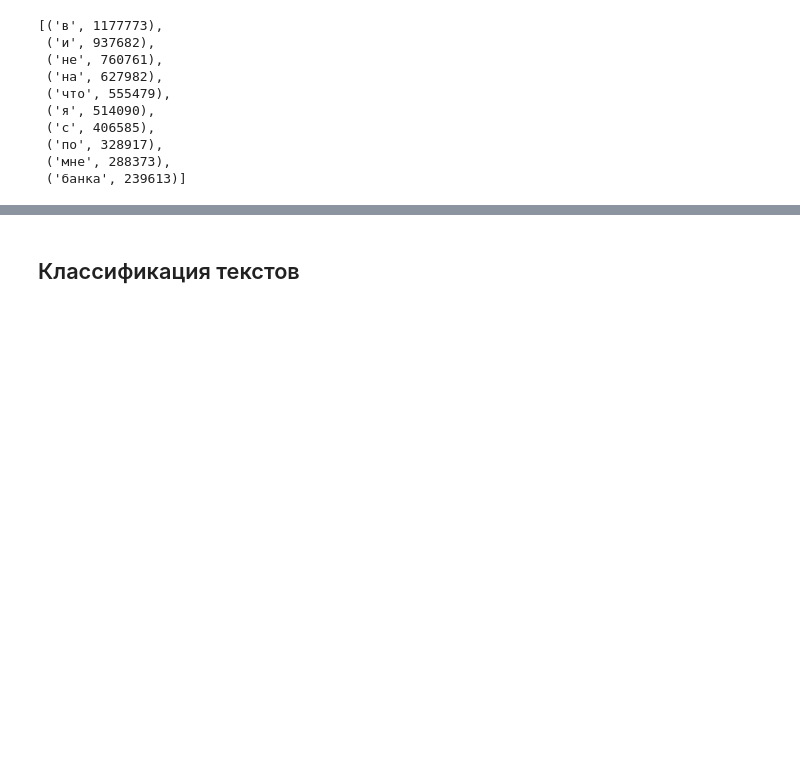
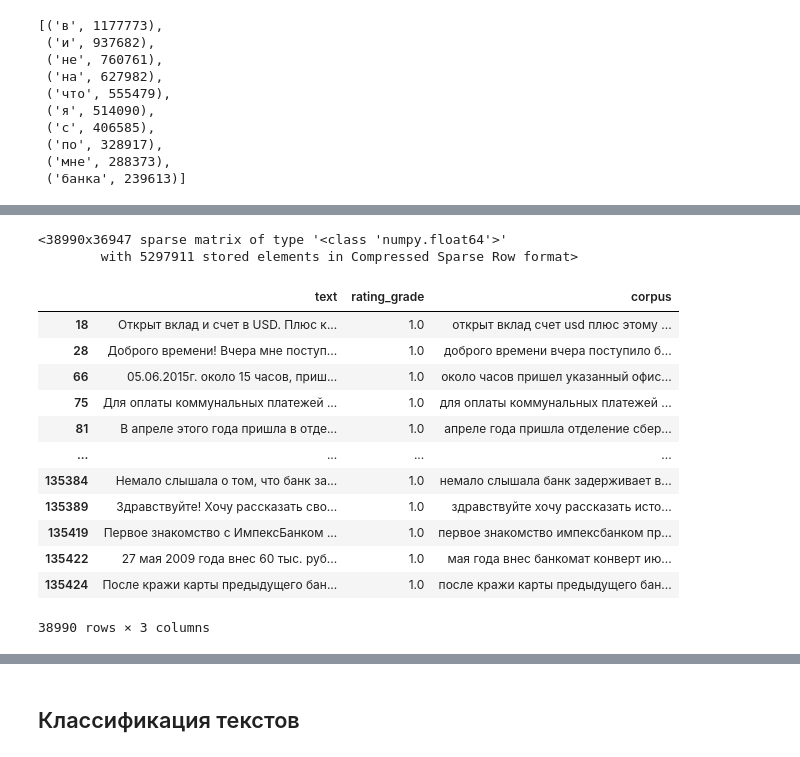
Before and after one commit to dimahl/Netology-dsu-5, a Jupyter notebook: NLP/nlp-homeworks-main/3_Thematic_modeling/Materials/NLP_DZ1_KhlupinD.ipynb, the cells around one changed output, grey strips where cells are left out. Drawn from its saved outputs; the diff is of its cells as text; code cells hidden in the pictures; blank space fills up the shorter version.

```diff
--- a/NLP/nlp-homeworks-main/3_Thematic_modeling/Materials/NLP_DZ1_KhlupinD.ipynb
+++ b/NLP/nlp-homeworks-main/3_Thematic_modeling/Materials/NLP_DZ1_KhlupinD.ipynb
@@ -380,0 +422,43 @@ freq_dict_lemm.most_common(10)
+# %%
+bad_responses = df_responses.loc[df_responses['rating_grade'] == 1, ['text', 'rating_grade']
+    # tokens = word_tokenize(text, language="russian")
+    # cnt.update([token for token in tokens if token not in punctuation])
+
+stopwords_rus = SW.words("russian")
+
+vec = TfidfVectorizer(stop_words=stopwords_rus, ngram_range=(1, 1), min_df=8)
+bow = vec.fit_transform(bad_responses)
+
+vocab_lookup = {v:k for k,v in vec.vocabulary_.items()}
+impotant_word = [vocab_lookup[np.argmax(v)] for v in bow]
+impotant_word[:10]
+# %% [output]
+<38990x36947 sparse matrix of type '<class 'numpy.float64'>'
+        with 5297911 stored elements in Compressed Sparse Row format>
+# %%
+
+lemmatizer = WordNetLemmatizer()
+custom_filter = lambda word: word not in punctuation and word not in stopwords_rus and word.isalpha() and len(word) > 2
+
+def my_tokenize(respons):
+    clean = [lemmatizer.lemmatize(token.lower()) for token in word_tokenize(respons, language="russian") if custom_filter(token)]
+    return ' '.join(clean)
+
+
+bad_responses1 = df_responses.loc[df_responses['rating_grade'] == 1, ['text', 'rating_grade']]
+bad_responses1['corpus'] = bad_responses1['text'].progress_apply(my_tokenize)
+bad_responses1.sample(3)
+# %% [output]
+|  | text | rating_grade | corpus |
+| 18 | Открыт вклад и счет в USD. Плюс к... | 1.0 | открыт вклад счет usd плюс этому ... |
+| 28 | Доброго времени! Вчера мне поступ... | 1.0 | доброго времени вчера поступило б... |
+| 66 | 05.06.2015г. около 15 часов, приш... | 1.0 | около часов пришел указанный офис... |
+| 75 | Для оплаты коммунальных платежей ... | 1.0 | для оплаты коммунальных платежей ... |
+| 81 | В апреле этого года пришла в отде... | 1.0 | апреле года пришла отделение сбер... |
+| ... | ... | ... | ... |
+| 135384 | Немало слышала о том, что банк за... | 1.0 | немало слышала банк задерживает в... |
+| 135389 | Здравствуйте! Хочу рассказать сво... | 1.0 | здравствуйте хочу рассказать исто... |
+| 135419 | Первое знакомство с ИмпексБанком ... | 1.0 | первое знакомство импексбанком пр... |
+| 135422 | 27 мая 2009 года внес 60 тыс. руб... | 1.0 | мая года внес банкомат конверт ию... |
+| 135424 | После кражи карты предыдущего бан... | 1.0 | после кражи карты предыдущего бан... |
+38990 rows × 3 columns
```
Also changed, not shown: parts of 18 cells of this notebook.
